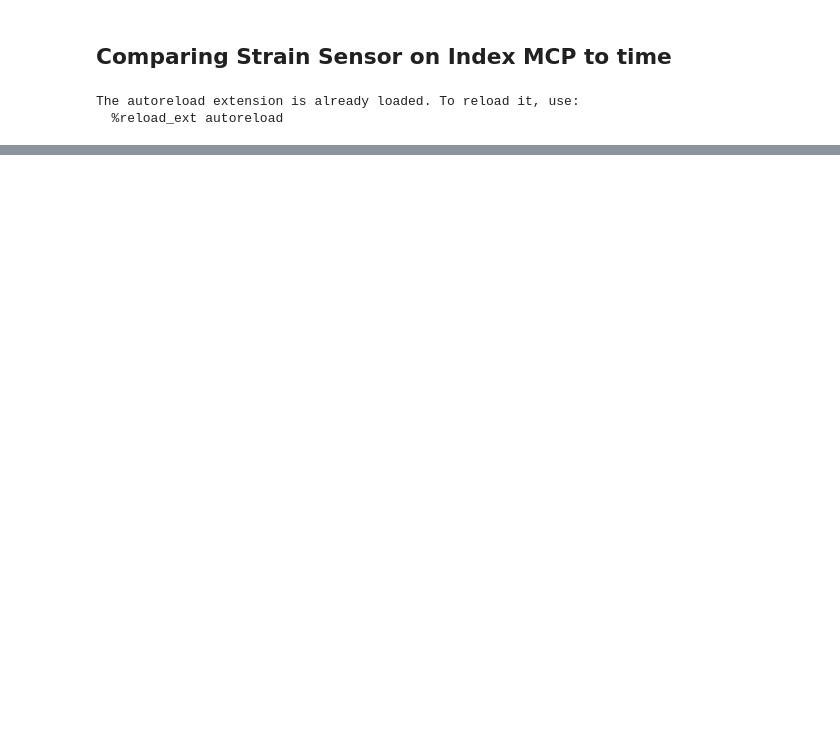
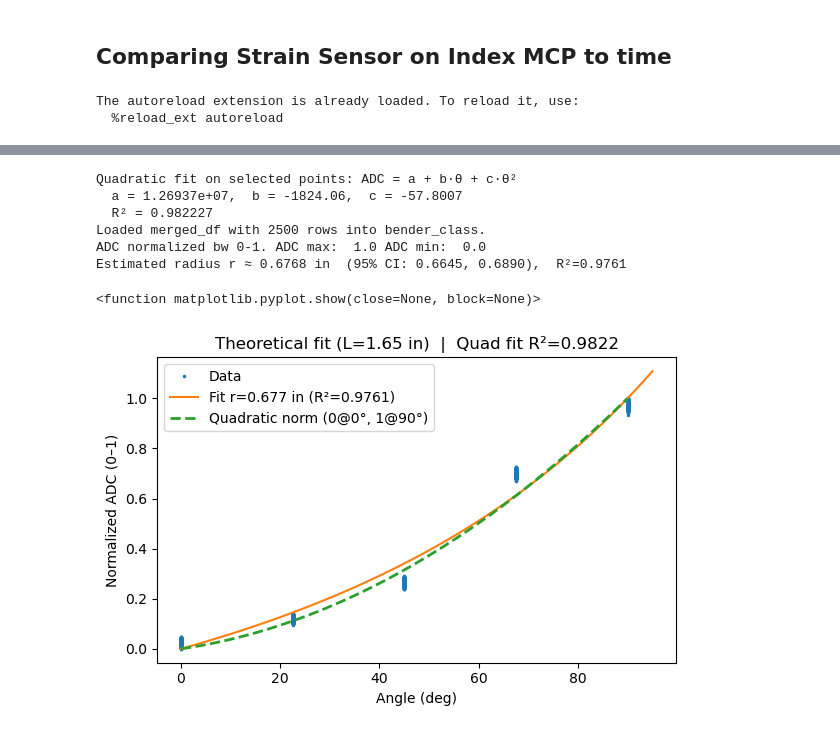
Before and after one commit to neuralengatberkeley/Strain-Sensor-, a Jupyter notebook: Code/analysis/Tom marble.ipynb, the cells around one changed output, grey strips where cells are left out. Drawn from its saved outputs; the diff is of its cells as text; code cells hidden in the pictures; blank space fills up the shorter version.

```diff
--- a/Code/analysis/Tom marble.ipynb
+++ b/Code/analysis/Tom marble.ipynb
@@ -63,0 +201,58 @@ d
+# %%
+
+
+# 1) Quadratic fit on selected raw points: ADC = a + b*θ + c*θ²
+x_fit = angle_adc_df["angle"].to_numpy(float)
+y_fit = angle_adc_df["adc_ch3"].to_numpy(float)
+
+c2, c1, c0 = np.polyfit(x_fit, y_fit, deg=2)  # returns [c2, c1, c0]
+p = np.poly1d([c2, c1, c0])
+y_hat = p(x_fit)
+
+ss_res = np.sum((y_fit - y_hat)**2)
+ss_tot = np.sum((y_fit - y_fit.mean())**2)
+r2 = 1.0 - ss_res/ss_tot if ss_tot > 0 else np.nan
+
+print("\nQuadratic fit on selected points: ADC = a + b·θ + c·θ²")
+print(f"  a = {c0:.6g},  b = {c1:.6g},  c = {c2:.6g}")
+print(f"  R² = {r2:.6f}")
+
+# 2) Smooth curve over 0..90 deg
+theta_line = np.linspace(0.0, 90.0, 400)
+yy_raw = p(theta_line)
+
+# 3) Normalize curve to 0–1 with 0 at 0°, 1 at 90° (auto-flip if needed)
+y0, y90 = float(p(0.0)), float(p(90.0))
+if y90 >= y0:
+    yy_norm = (yy_raw - y0) / max(1e-12, (y90 - y0))
+else:
+    # ADC decreases with angle → flip so it rises from 0 to 1
+    yy_norm = (y0 - yy_raw) / max(1e-12, (y0 - y90))
+
+# --- Now run your class pipeline and overlay on the same axes ---
+g = bender_class()
+g.load_merged_df(angle_adc_df, enc_col="angle", adc_col="adc_ch3")
+g.normalize_adc_bw_01()
+
+# This call presumably creates a plot on current axes:
+res = g.fit_knuckle_radius_from_normalized(L=1.65, r0=0.5, plot=True, flip_data=False)
+print(f"Estimated radius r ≈ {res['r_hat']:.4f} in  "
+      f"(95% CI: {res['r_ci95'][0]:.4f}, {res['r_ci95'][1]:.4f}),  R²={res['r2']:.4f}")
+
+# 4) Overlay the normalized quadratic curve
+ax = plt.gca()
+ax.plot(theta_line, yy_norm, linestyle="--", linewidth=2,
+        label="Quadratic norm (0@0°, 1@90°)")
+ax.legend()
+ax.set_title(ax.get_title() + f"  |  Quad fit R²={r2:.4f}" if ax.get_title() else f"Quad fit R²={r2:.4f}")
+plt.tight_layout()
+plt.show
+# %% [output]
+Quadratic fit on selected points: ADC = a + b·θ + c·θ²
+  a = 1.26937e+07,  b = -1824.06,  c = -57.8007
+  R² = 0.982227
+Loaded merged_df with 2500 rows into bender_class.
+ADC normalized bw 0-1. ADC max:  1.0 ADC min:  0.0
+Estimated radius r ≈ 0.6768 in  (95% CI: 0.6645, 0.6890),  R²=0.9761
+<function matplotlib.pyplot.show(close=None, block=None)>
+[figure, added]
```
Also changed, not shown: parts of 8 cells of this notebook, 40 other files.
